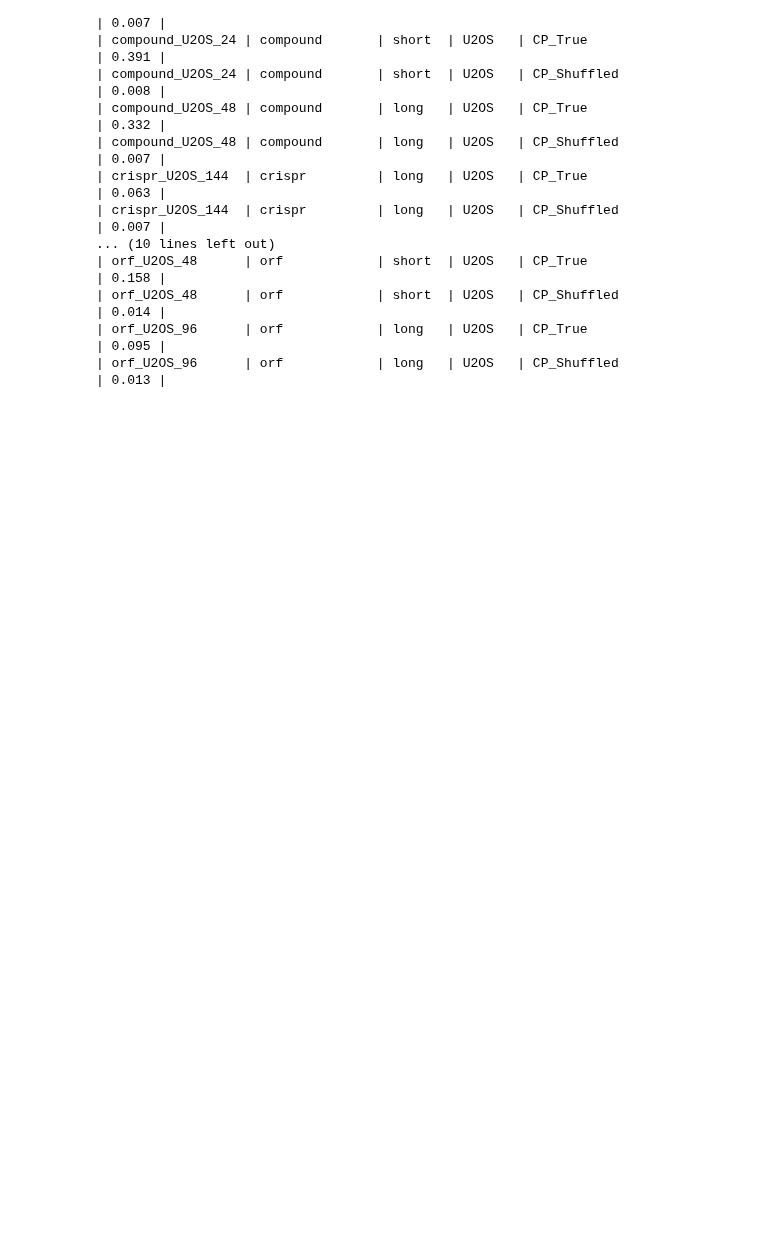
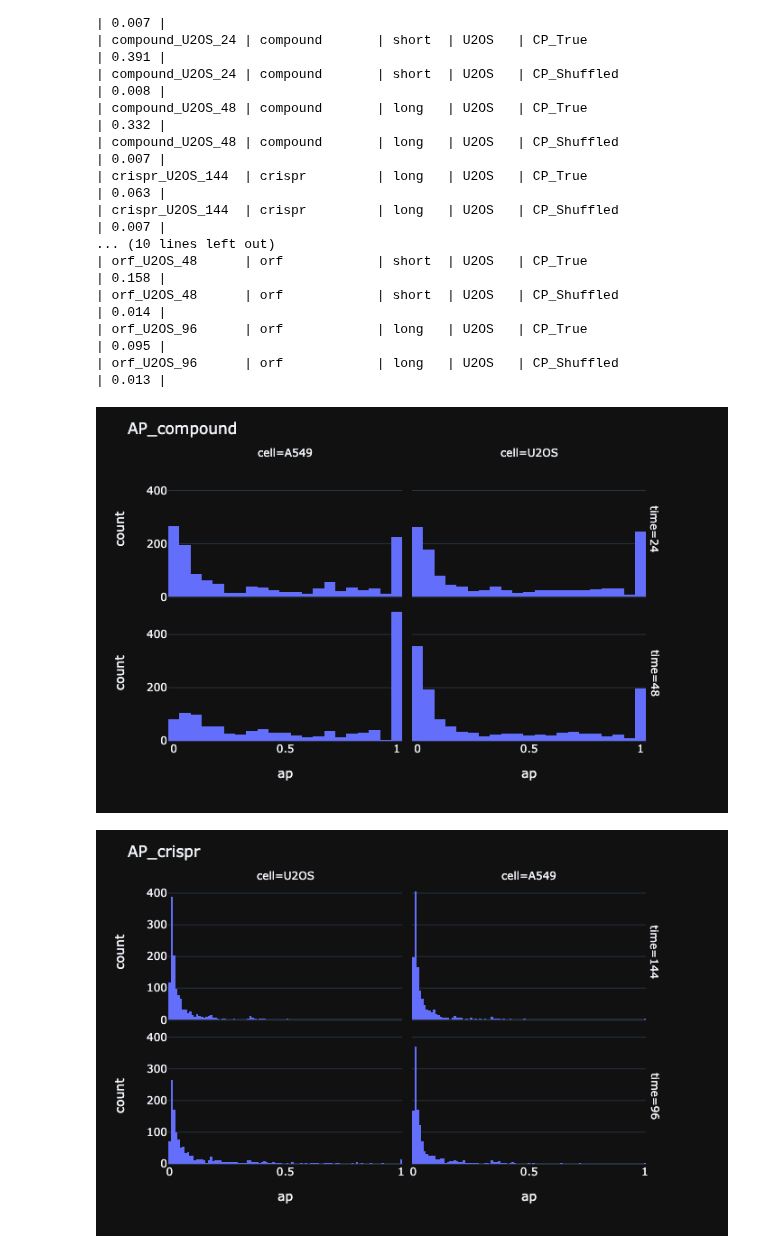
Before and after one commit to jump-cellpainting/2024_Chandrasekaran_NatureMethods, a Jupyter notebook: benchmark/10.average_precision_replicating.ipynb, the cells around one changed output. Drawn from its saved outputs; the diff is of its cells as text; code cells hidden in the pictures; blank space fills up the shorter version.

Commit message:
Use rank of ap calculation; plot ap per sample

```diff
--- a/benchmark/10.average_precision_replicating.ipynb
+++ b/benchmark/10.average_precision_replicating.ipynb
@@ -25,6 +25,8 @@ experiment_df = (
 )
 
 experiment_df.drop(experiment_df[(experiment_df.Perturbation == "compound") & (experiment_df.Cell_line == "Cas9")].index, inplace=True)
+
+ap_all_samples_df = pd.DataFrame()
 # %%
 for modality in experiment_df.Perturbation.unique():
     modality_df = experiment_df.query("Perturbation==@modality")
@@ -48,6 +50,12 @@ for modality in experiment_df.Perturbation.unique():
                                                                           'mAP':f'{score.map:.3f}',
                                                                           'feature_set_replicates':'CP_True'}, ignore_index=True)
 
+            samples_ap = score.ap_sample
+            samples_ap['modality'] = f'{modality}'
+            samples_ap['cell'] = f'{cell}'
+            samples_ap['time'] = f'{time_point}'
+            ap_all_samples_df = utils.concat_profiles(ap_all_samples_df, samples_ap)
+
             all_plates_shuffled_df = utils.shuffle_profiles(all_plates_df)
             score_shuffled = utils.MeanAveragePrecision(all_plates_shuffled_df, all_plates_shuffled_df, group_by_feature, within=True)
 
@@ -141,3 +149,13 @@ print(plot_mAP_df[['Description','Perturbation','time', 'Cell', 'feature_set_rep
 | orf_U2OS_96      | orf            | long   | U2OS   | CP_Shuffled              | 0.013 |
 # %%
 plot_mAP_df.to_csv('output/cellprofiler_mAP.csv', index=False)
+# %%
+for modality in ap_all_samples_df.modality.unique():
+    modality_df = ap_all_samples_df.query('modality==@modality')
+    fig = px.histogram(data_frame=modality_df, x='ap', facet_row='time',facet_col='cell')
+    fig.update_layout(title=f'AP_{modality}')
+    fig.show("png")
+    fig.write_image(f'figures/10.{modality}_ap.png', width=640, height=480, scale=2)
+# %% [output]
+[figure, added]
+[figure, added]
```
Also changed, not shown: parts of 1 cell of this notebook, 14 other files.
